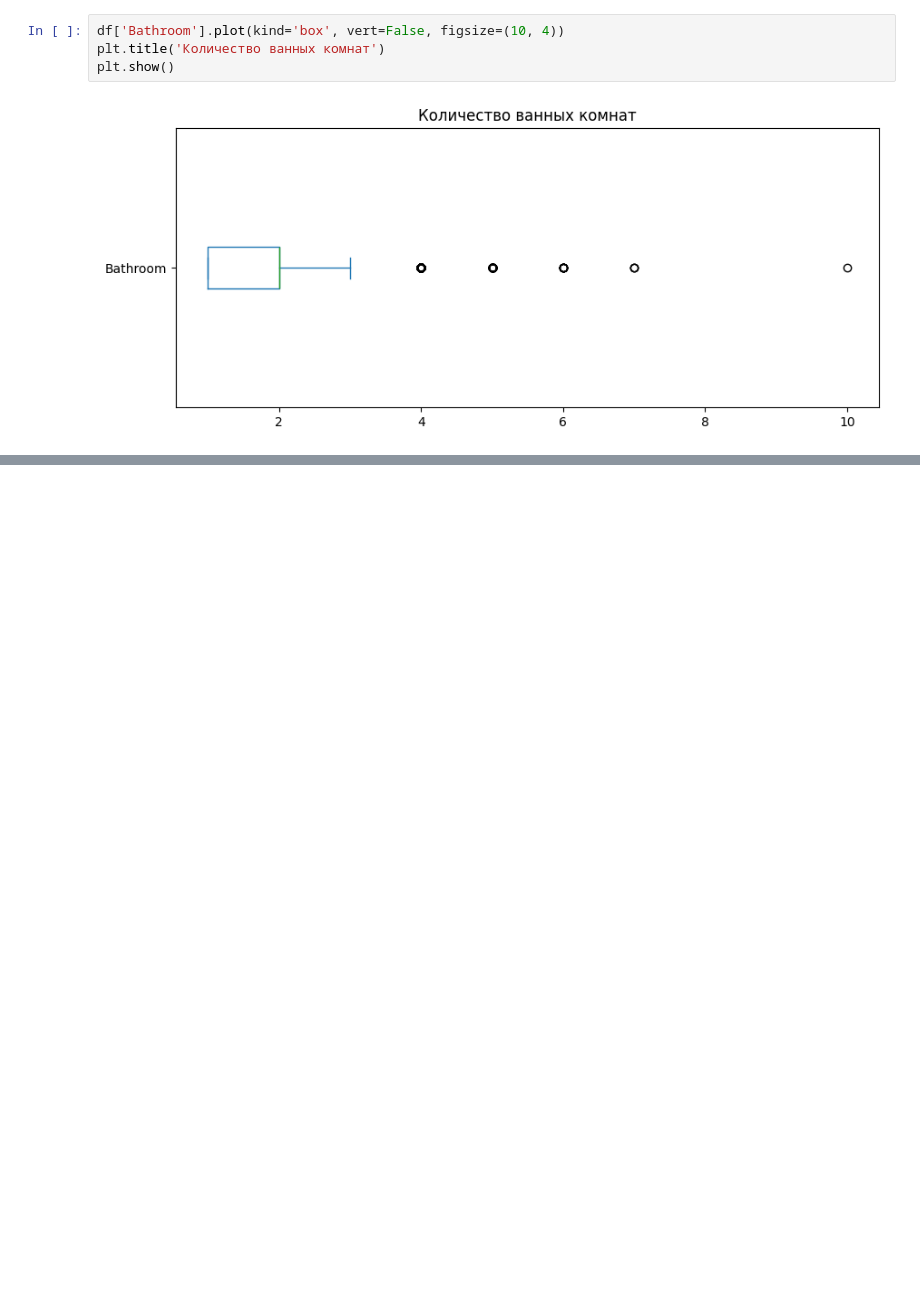
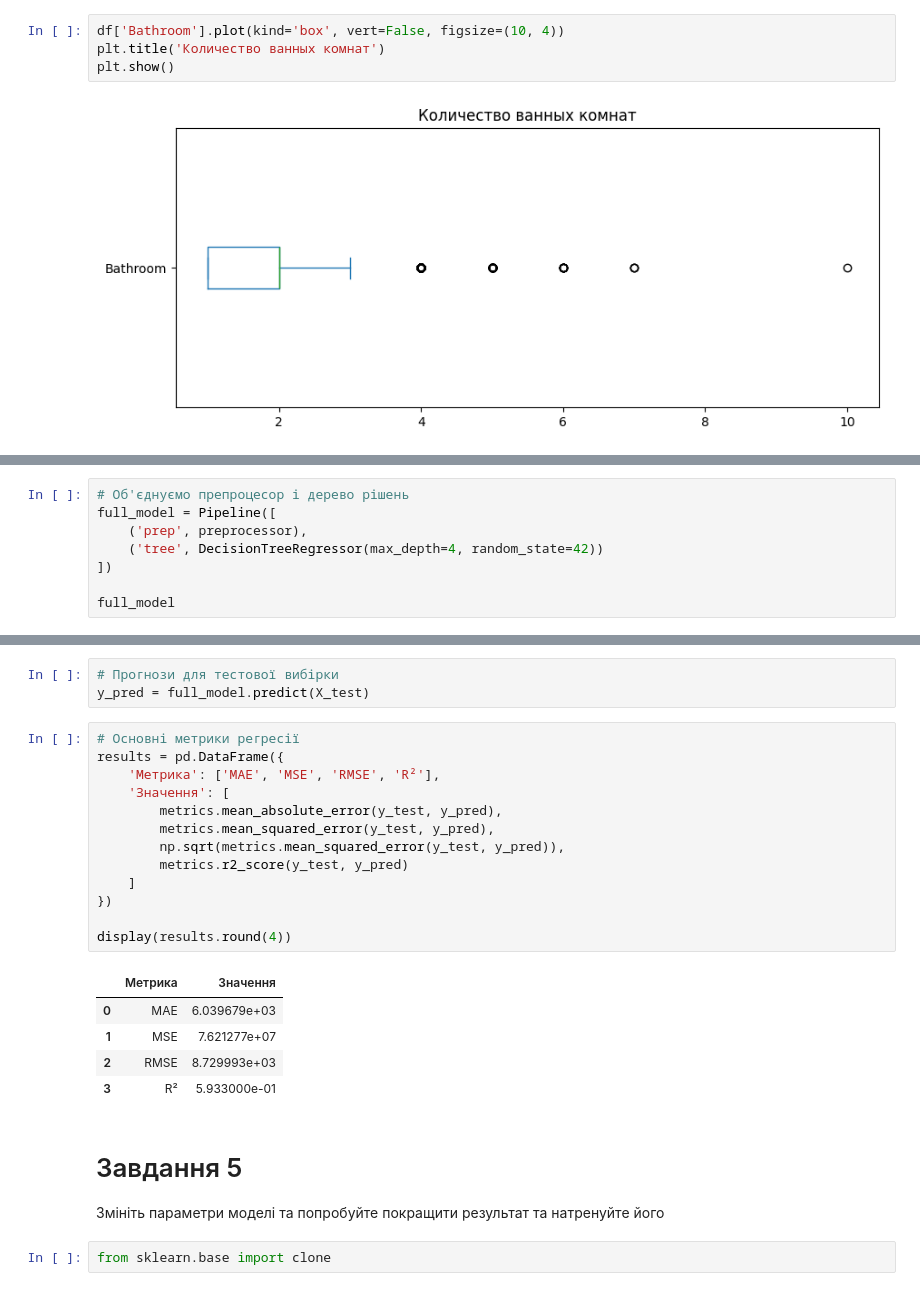
Before and after one commit to ChumakOleksandr/ITStep-AI, a Jupyter notebook: ДЗ_обробка_даних.ipynb, the cells around one changed output, grey strips where cells are left out. Cells and saved outputs as stored; diff of their text form; blank space fills up the shorter version.

```diff
--- a/ДЗ_обробка_даних.ipynb
+++ b/ДЗ_обробка_даних.ipynb
@@ -164,0 +258,8 @@ plt.show()
+# %%
+# Об'єднуємо препроцесор і дерево рішень
+full_model = Pipeline([
+    ('prep', preprocessor),
+    ('tree', DecisionTreeRegressor(max_depth=4, random_state=42))
+])
+
+full_model
@@ -164,0 +306,27 @@ plt.show()
+# %%
+# Прогнози для тестової вибірки
+y_pred = full_model.predict(X_test)
+# %%
+# Основні метрики регресії
+results = pd.DataFrame({
+    'Метрика': ['MAE', 'MSE', 'RMSE', 'R²'],
+    'Значення': [
+        metrics.mean_absolute_error(y_test, y_pred),
+        metrics.mean_squared_error(y_test, y_pred),
+        np.sqrt(metrics.mean_squared_error(y_test, y_pred)),
+        metrics.r2_score(y_test, y_pred)
+    ]
+})
+
+display(results.round(4))
+# %% [output]
+|  | Метрика | Значення |
+| 0 | MAE | 6.039679e+03 |
+| 1 | MSE | 7.621277e+07 |
+| 2 | RMSE | 8.729993e+03 |
+| 3 | R² | 5.933000e-01 |
+# %% [markdown]
+# Завдання 5
+Змініть параметри моделі та попробуйте покращити результат та натренуйте його
+# %%
+from sklearn.base import clone
```
Also changed, not shown: parts of 27 cells of this notebook.
